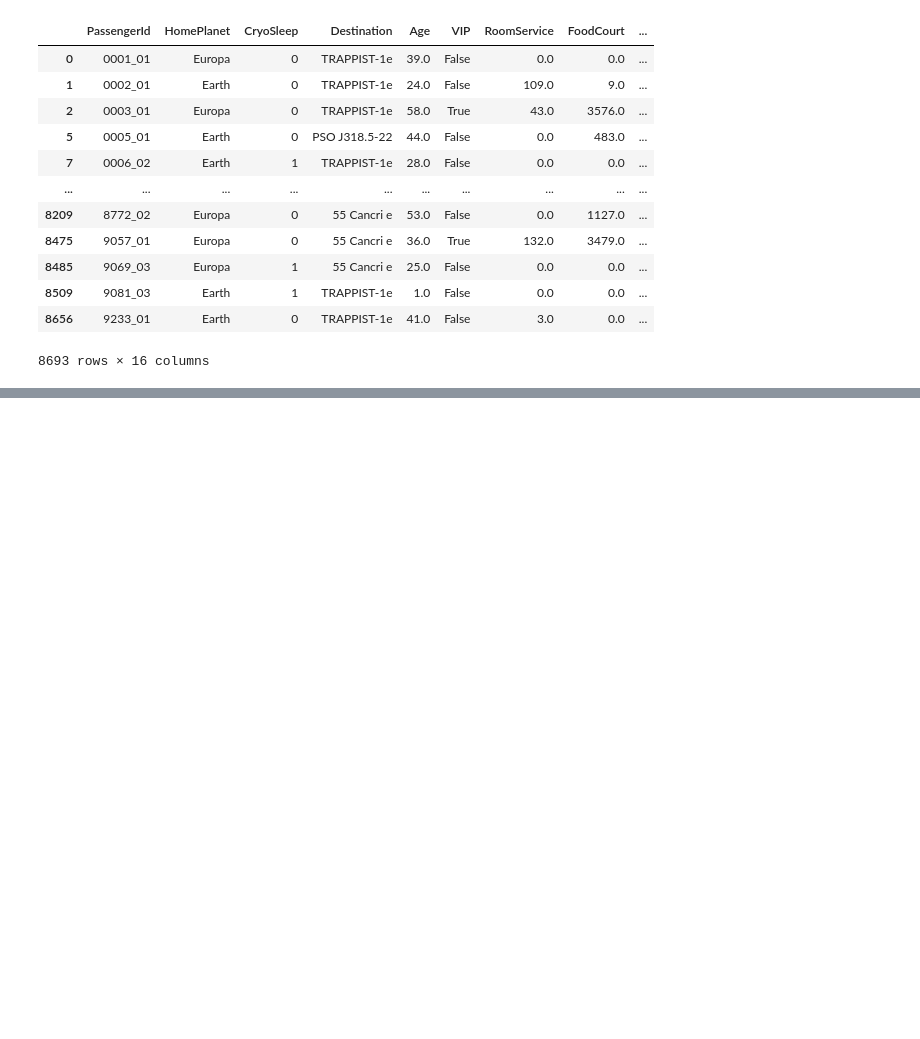
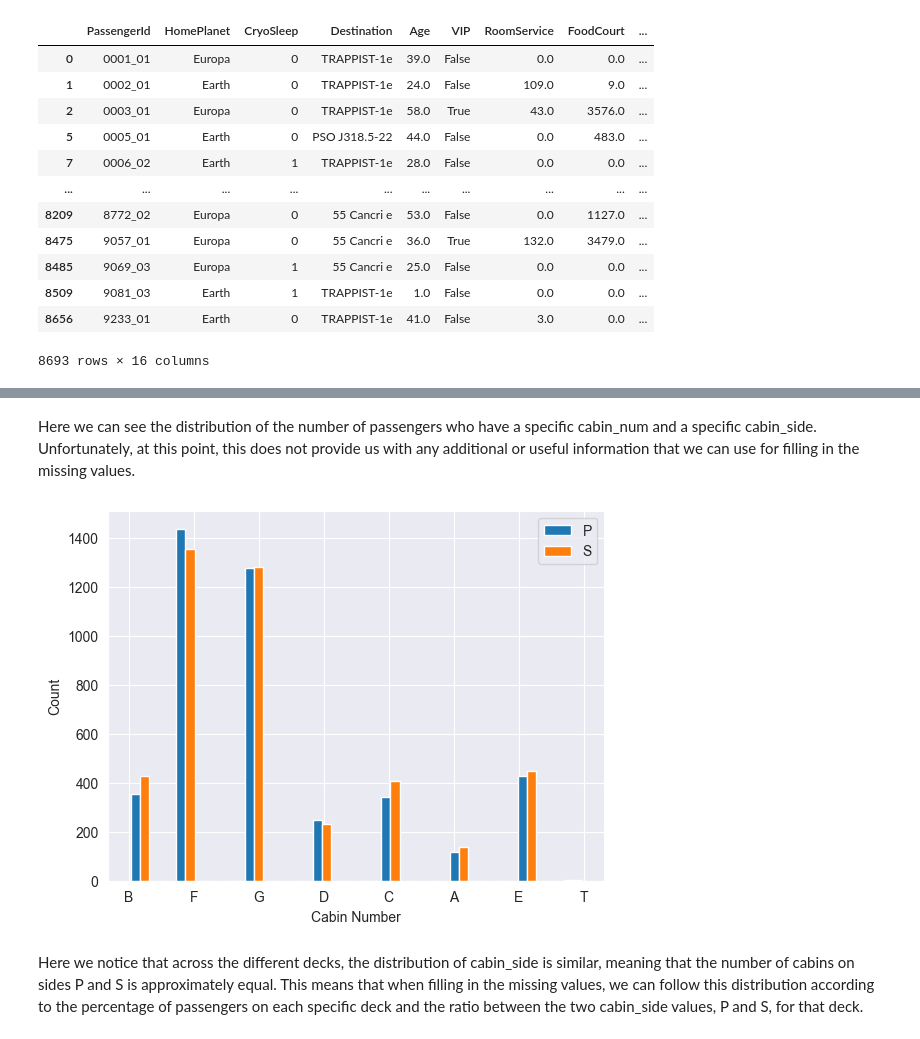
Before and after one commit to plamensve/ML_FINAL_PROJECT, a Jupyter notebook: notebooks/02.preprocessing.ipynb, the cells around one changed output, grey strips where cells are left out. Drawn from its saved outputs; the diff is of its cells as text; code cells hidden in the pictures; blank space fills up the shorter version.

```diff
--- a/notebooks/02.preprocessing.ipynb
+++ b/notebooks/02.preprocessing.ipynb
@@ -954,0 +1135,14 @@ training_set.groupby('HomePlanet')['cabin_num'].agg(['min', 'max']).sort_values(
+# %% [markdown]
+Here we can see the distribution of the number of passengers who have a specific cabin_num and a specific cabin_side.
+Unfortunately, at this point, this does not provide us with any additional or useful information that we can use for filling in the missing values.
+# %%
+plt.hist([cabin_side_p['cabin_deck'], cabin_side_s['cabin_deck']], bins=20, label=['P', 'S'])
+plt.xlabel('Cabin Number')
+plt.ylabel('Count')
+plt.legend()
+plt.show()
+# %% [output]
+[figure, added]
+# %% [markdown]
+Here we notice that across the different decks, the distribution of cabin_side is similar, meaning that the number of cabins on sides P and S is approximately equal.
+This means that when filling in the missing values, we can follow this distribution according to the percentage of passengers on each specific deck and the ratio between the two cabin_side values, P and S, for that deck.
```
Also changed, not shown: parts of 52 cells of this notebook.
